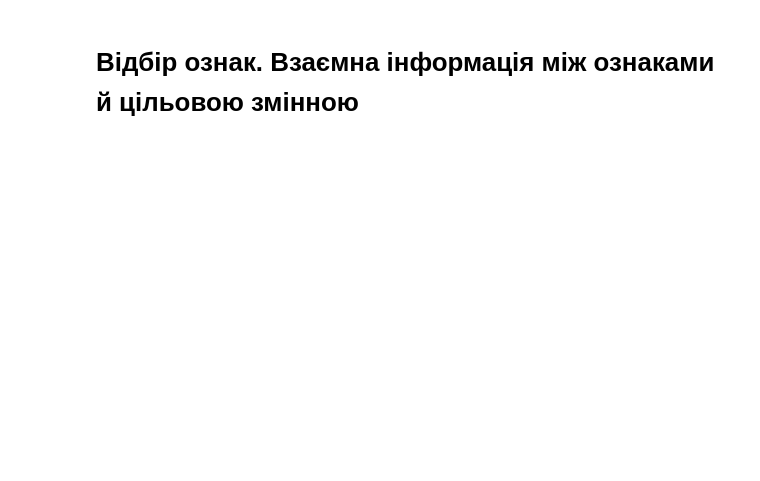
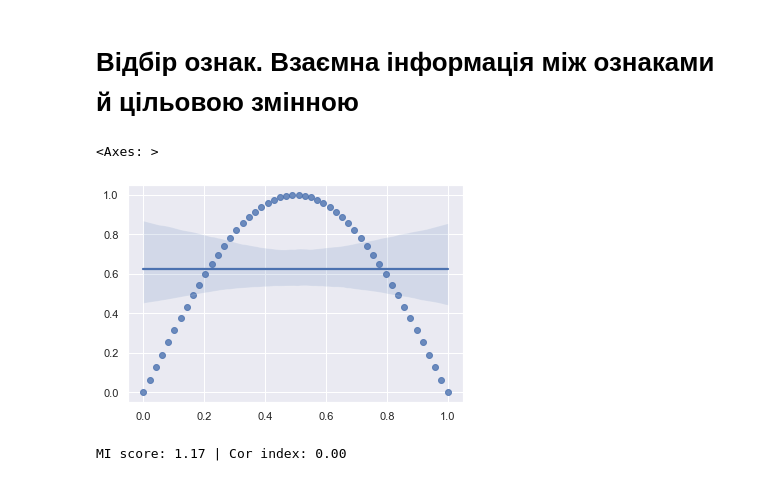
Before and after one commit to goitacademy/MACHINE-LEARNING-NEO, a Jupyter notebook: notebooks/mod_05_topic_10_feature_engineering.ipynb, the cells around one changed output. Cells and saved outputs as stored; diff of their text form; code cells hidden in the pictures; blank space fills up the shorter version.

```diff
--- a/notebooks/mod_05_topic_10_feature_engineering.ipynb
+++ b/notebooks/mod_05_topic_10_feature_engineering.ipynb
@@ -194,5 +195,20 @@ c_test[['Coverage', 'AverageClaim']].head(10)
 # %% [markdown]
 # Відбір ознак. Взаємна інформація між ознаками й цільовою змінною
+# %%
+x = np.linspace(0, 1, 50)
+y = np.sin(2 * np.pi * 0.5 * x)
+
+sns.regplot(x=x, y=y)
+# %% [output]
+<Axes: >
+[figure, added]
+# %%
+mis = mutual_info_regression(x.reshape(-1, 1), y)[0]
+cor = np.corrcoef(x, y)[0, 1]
+
+print(f'MI score: {mis:.2f} | Cor index: {cor:.2f}')
+# %% [output]
+MI score: 1.17 | Cor index: 0.00
 # %%
 X = autos.copy()
 y = X.pop('price')
```
Also changed, not shown: parts of 6 cells of this notebook, 5 other files.
